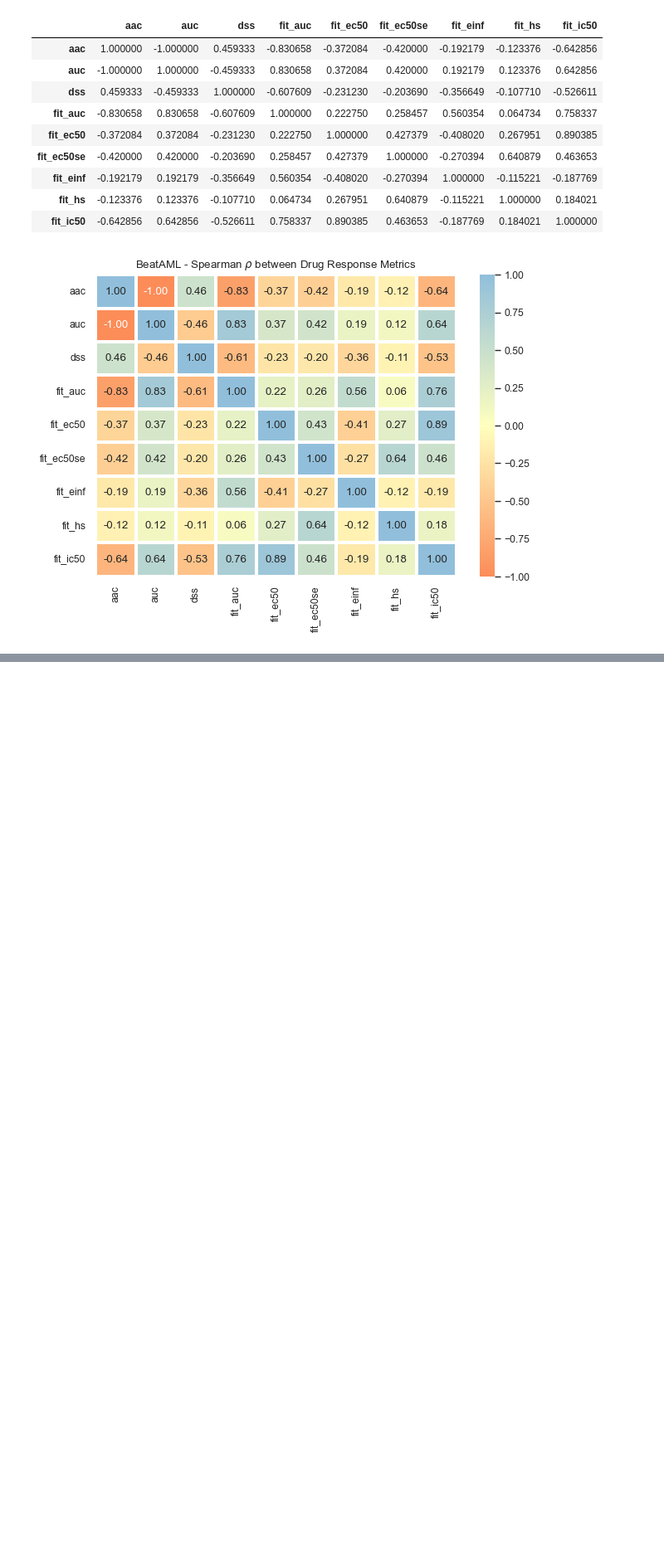
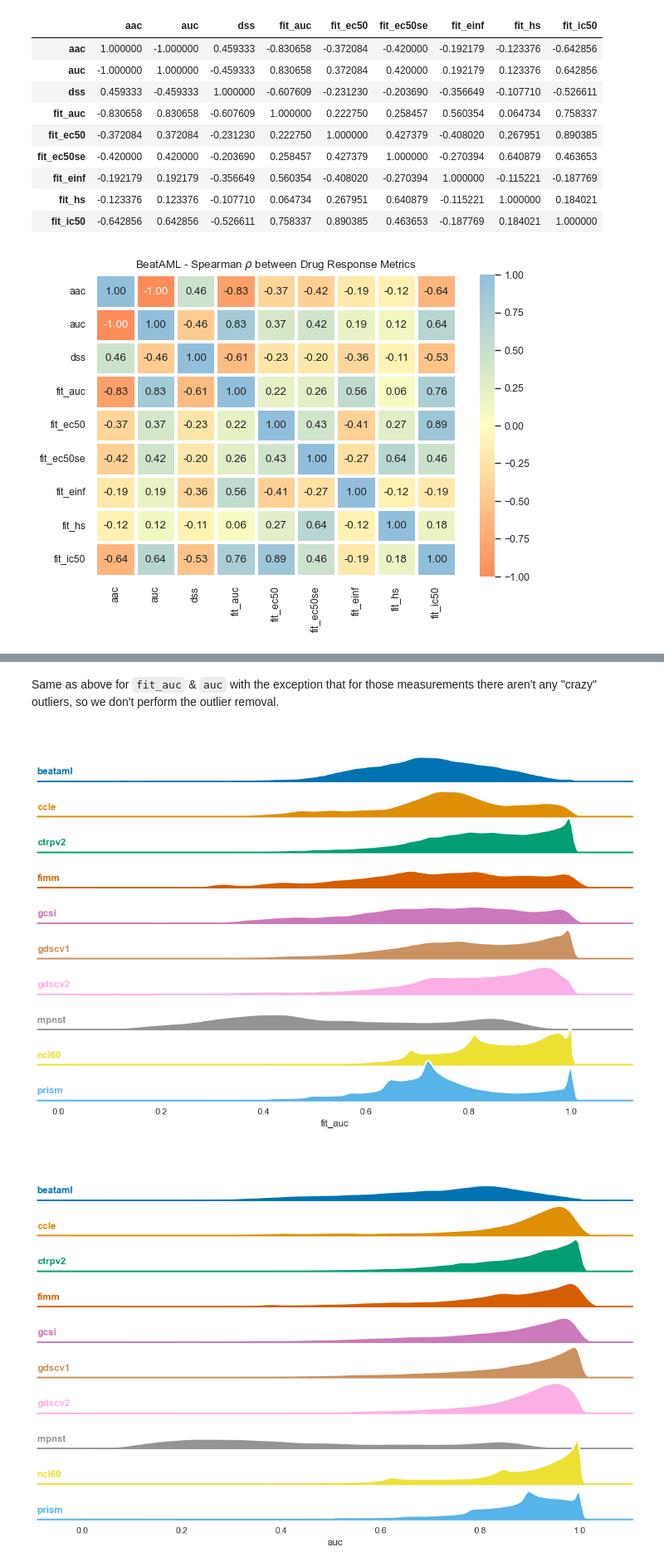
Before and after one commit to PNNL-CompBio/coderdata, a Jupyter notebook: notebooks/dataset_statistics.ipynb, the cells around one changed output, grey strips where cells are left out. Shown: that part at 83% size. Drawn from its saved outputs; the diff is of its cells as text; code cells hidden in the pictures; blank space fills up the shorter version.

```diff
--- a/notebooks/dataset_statistics.ipynb
+++ b/notebooks/dataset_statistics.ipynb
@@ -239,0 +355,10 @@ plt.savefig(f"{experiment}-spearman-heatmap.pdf")
+# %% [markdown]
+Same as above for `fit_auc` & `auc` with the exception that for those measurements there aren't any "crazy" outliers, so we don't perform the outlier removal.
+# %%
+for metric in ['fit_auc', 'auc']:
+    df_plot = deepcopy(df_experiments[df_experiments['dose_response_metric'] == metric])
+    df_plot.rename(columns={'dose_response_value': metric}, inplace=True)
+    drug_response_metric_kde_comp(df_plot, metric, save_plot=False)
+# %% [output]
+[figure, added]
+[figure, added]
```
Also changed, not shown: parts of 12 cells of this notebook.
